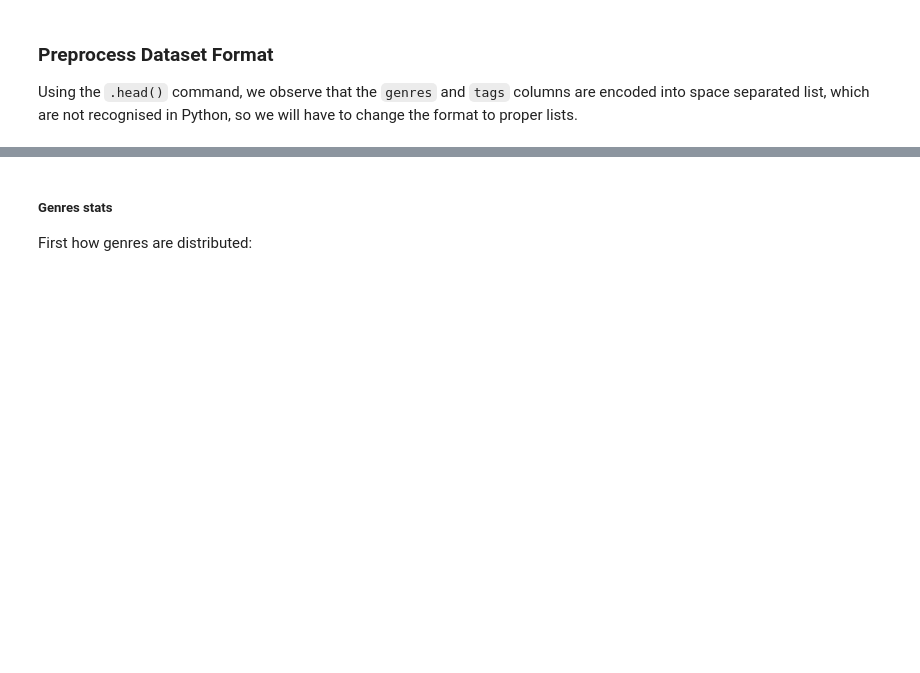
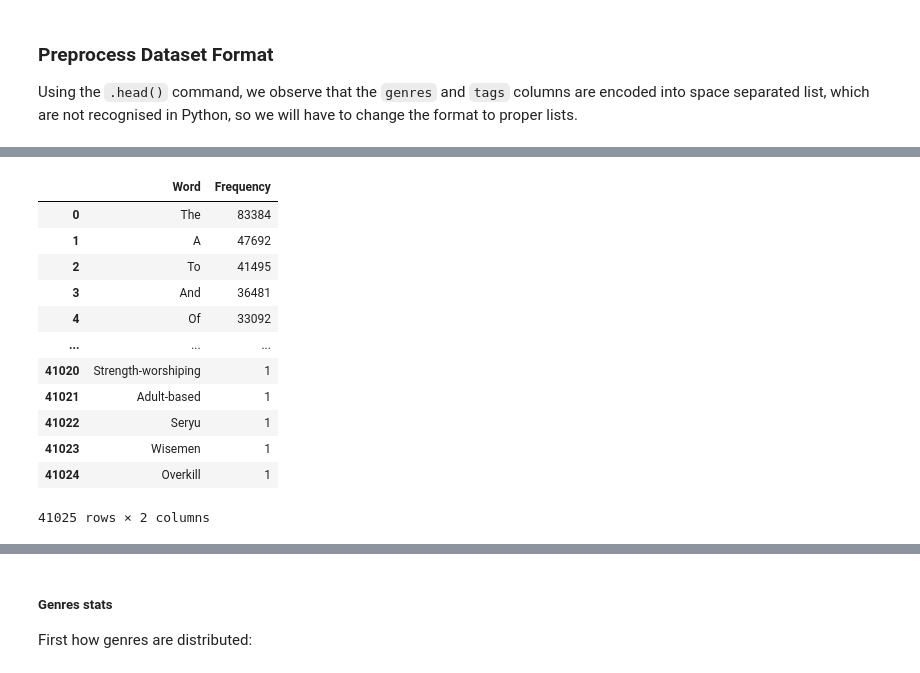
Before and after one commit to minhquan-Hoang95/WNLNLesage_Hoang_Prediction_NLP2026, a Jupyter notebook: project.ipynb, the cells around one changed output, grey strips where cells are left out. Saved outputs shown, nothing was run; the diff lists cells and outputs as text; code cells hidden in the pictures; blank space fills up the shorter version.

```diff
--- a/project.ipynb
+++ b/project.ipynb
@@ -151,0 +176,19 @@ Passing `palette` without assigning `hue` is deprecated and will be removed in v
+# %%
+df_filteredWordDescription = pd.DataFrame(columns=["Word", "Frequency"])
+df_filteredWordDescription["Word"] = pd.Series(df_filteredWordCounter[0])
+df_filteredWordDescription["Frequency"] = pd.Series(df_filteredWordCounter[1])
+df_filteredWordDescription
+# %% [output]
+|  | Word | Frequency |
+| 0 | The | 83384 |
+| 1 | A | 47692 |
+| 2 | To | 41495 |
+| 3 | And | 36481 |
+| 4 | Of | 33092 |
+| ... | ... | ... |
+| 41020 | Strength-worshiping | 1 |
+| 41021 | Adult-based | 1 |
+| 41022 | Seryu | 1 |
+| 41023 | Wisemen | 1 |
+| 41024 | Overkill | 1 |
+41025 rows × 2 columns
```
Also changed, not shown: parts of 21 cells of this notebook, 2 other files.
